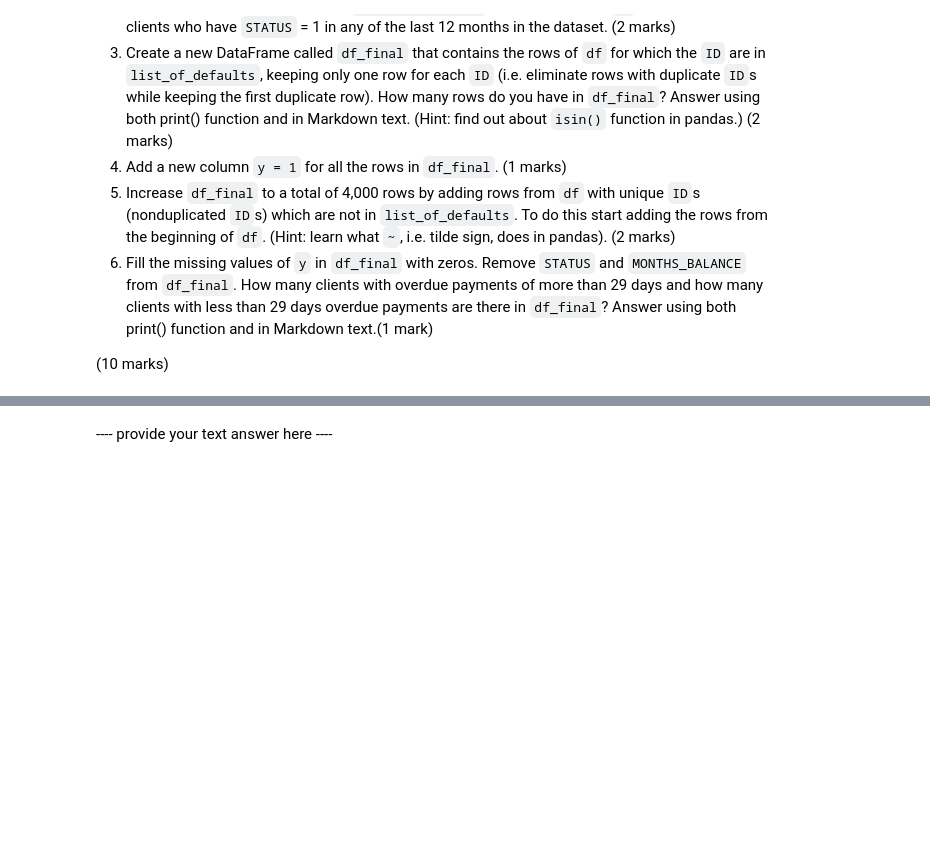
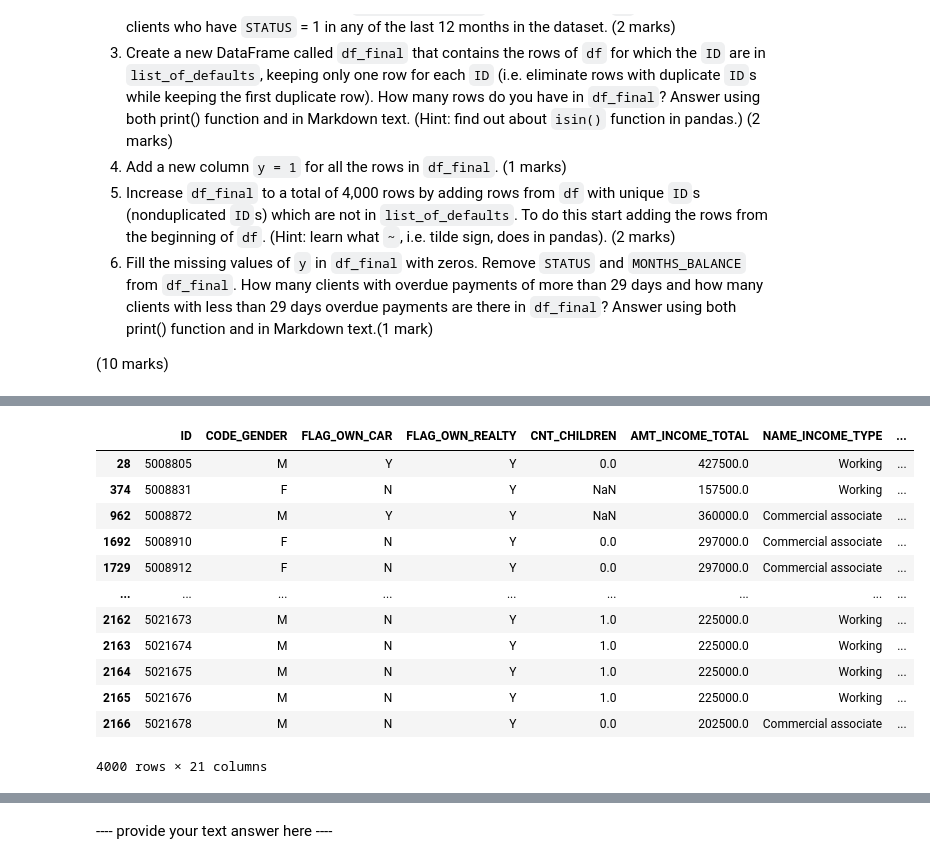
Before and after one commit to emmabarrett1/Advanced-analytics-techniques2, a Jupyter notebook: Assignment 2/xxxxxxxx.ipynb, the cells around one changed output, grey strips where cells are left out. Drawn from its saved outputs; the diff is of its cells as text; code cells hidden in the pictures; blank space fills up the shorter version.

```diff
--- a/Assignment 2/xxxxxxxx.ipynb
+++ b/Assignment 2/xxxxxxxx.ipynb
@@ -137,4 +137,4 @@ There are 36457 rows and 36457 unique clients in df
 # %%
 size_mapping = {'C':0, 'X':0, '0':0, '1':1, '2':1, '3':1, '4':1, '5':1}
 
-df['STATUS2'] = df['STATUS'].map(size_mapping)
+df['STATUS'] = df['STATUS'].map(size_mapping)
@@ -148,3 +141,13 @@ Number of rows in df_final is 382
+# %%
+MonthsOnly = df.loc[df['MONTHS_BALANCE'].isin(np.arange(-12,1,1))]# we locate the rows where MONTHS_BALANCE is between 0 and -12
+
+MonthsOnly = MonthsOnly.query(f"STATUS =={1}")#Remove any status that isnt 1
+
+list_of_defaults = MonthsOnly['ID'].unique()#Take only unique ID's
+
+df_final = MonthsOnly.drop_duplicates('ID')
+# %%
+LENGTHBOI = 3999-len(df_final)
 # %%
 y = []
 for i in range(len(df_final)):
@@ -176,0 +162,17 @@ Empty
+# %%
+df_final = pd.concat([df_final,((df.loc[~df['ID'].isin(list(list_of_defaults))].drop_duplicates("ID").reset_index()).drop('index',axis=1)).loc[0:LENGTHBOI,:]])
+df_final#Okay so, this is the combination of df_final and the rows of the IDs not in the list of list_of_defaults. We then reset the index, drop the old index, take the first N rows and thats all folks!
+# %% [output]
+|  | ID | CODE_GENDER | FLAG_OWN_CAR | FLAG_OWN_REALTY | CNT_CHILDREN | AMT_INCOME_TOTAL | NAME_INCOME_TYPE | ... |
+| 28 | 5008805 | M | Y | Y | 0.0 | 427500.0 | Working | ... |
+| 374 | 5008831 | F | N | Y | NaN | 157500.0 | Working | ... |
+| 962 | 5008872 | M | Y | Y | NaN | 360000.0 | Commercial associate | ... |
+| 1692 | 5008910 | F | N | Y | 0.0 | 297000.0 | Commercial associate | ... |
+| 1729 | 5008912 | F | N | Y | 0.0 | 297000.0 | Commercial associate | ... |
+| ... | ... | ... | ... | ... | ... | ... | ... | ... |
+| 2162 | 5021673 | M | N | Y | 1.0 | 225000.0 | Working | ... |
+| 2163 | 5021674 | M | N | Y | 1.0 | 225000.0 | Working | ... |
+| 2164 | 5021675 | M | N | Y | 1.0 | 225000.0 | Working | ... |
+| 2165 | 5021676 | M | N | Y | 1.0 | 225000.0 | Working | ... |
+| 2166 | 5021678 | M | N | Y | 0.0 | 202500.0 | Commercial associate | ... |
+4000 rows × 21 columns
```
Also changed, not shown: parts of 18 cells of this notebook.
